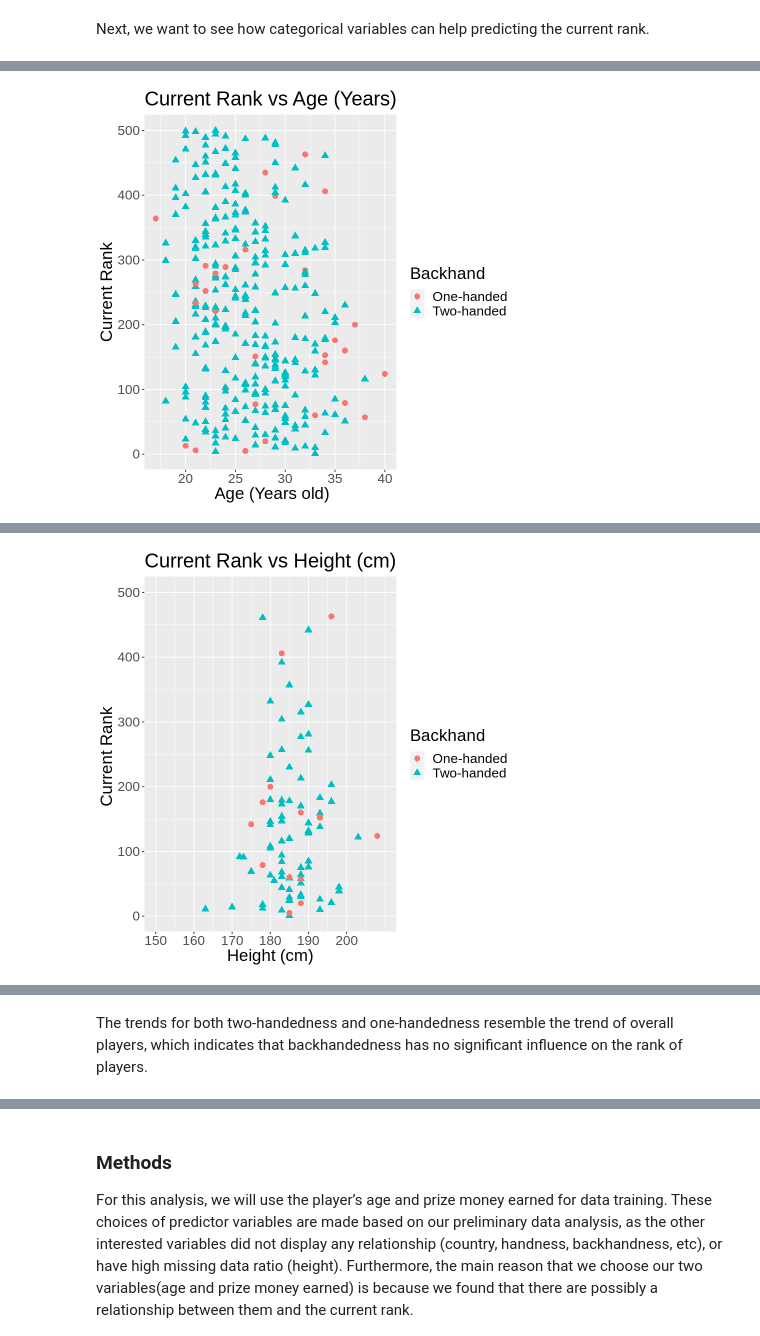
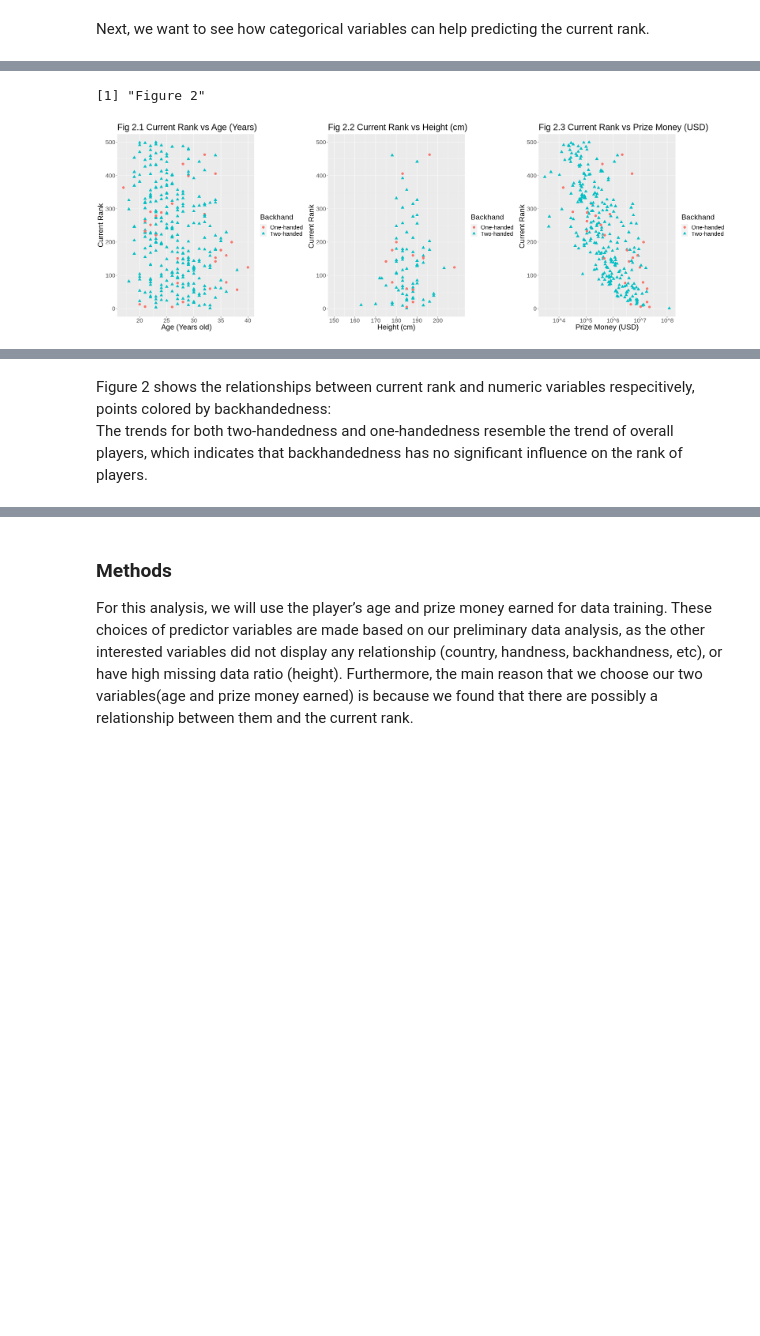
Before and after one commit to tarauboviccc/DSCI100_105_group_project, a Jupyter notebook: final_report.ipynb, the cells around one changed output, grey strips where cells are left out. Drawn from its saved outputs; the diff is of its cells as text; code cells hidden in the pictures; blank space fills up the shorter version.

```diff
--- a/final_report.ipynb
+++ b/final_report.ipynb
@@ -261,9 +259,9 @@ age_vs_rank_backhand <- tennis_train|>
                                                 shape = Backhand)) +
   geom_point(alpha = 1, size = 3) +
   labs(x = " Age (Years old)", y = "Current Rank") +
-  ggtitle("Current Rank vs Age (Years)") +
+  ggtitle("Fig 2.1 Current Rank vs Age (Years)") +
   theme(text = element_text(size = 20))
-age_vs_rank_backhand
+#age_vs_rank_backhand
 
 height_vs_rank_backhand <-tennis_train|>
                         filter(Backhand != "NA") |>
@@ -273,11 +271,11 @@ height_vs_rank_backhand <-tennis_train|>
                                            shape = Backhand)) +
   geom_point(alpha = 1, size = 3) +
   labs(x = "Height (cm)", y = "Current Rank ") +
-  ggtitle("Current Rank vs Height (cm)") +
+  ggtitle("Fig 2.2 Current Rank vs Height (cm)") +
   theme(text = element_text(size = 20)) +
   scale_x_continuous(limits = c(150, 210), breaks = seq(150, 200, by = 10))
 
-height_vs_rank_backhand
+#height_vs_rank_backhand
 
 
 
@@ -290,11 +288,14 @@ prize_vs_rank_backhand <- tennis_train|>
   geom_point(alpha = 1,
              size = 3,) +
   labs(x = "Prize Money (USD)", y = "Current Rank ") +
-  ggtitle("Current Rank vs Prize Money (USD)") +
+  ggtitle("Fig 2.3 Current Rank vs Prize Money (USD)") +
   scale_x_log10(labels = function(x) sprintf("10^%d", log10(x)), breaks = c(1e3, 1e4, 1e5, 1e6, 1e7, 1e8)) +
   theme(text = element_text(size = 20))
 
-prize_vs_rank_backhand
+#prize_vs_rank_backhand
+grid.arrange(age_vs_rank_backhand, height_vs_rank_backhand, prize_vs_rank_backhand, ncol = 3)
+
+paste("Figure 2")
 # %% [output]
 Warning message:
 “Removed 221 rows containing missing values (geom_point).”
@@ -301 +304,2 @@ Warning message:
+[1] "Figure 2"
-[figure, old version]
+[figure, new version]
@@ -304 +305,0 @@ Warning message:
-[figure, removed]
@@ -306,4 +306,6 @@ Warning message:
 # %% [markdown]
+Figure 2 shows the relationships between current rank and numeric variables respecitively, points colored by backhandedness:
+<br>
 The trends for both two-handedness and one-handedness resemble the trend of overall players, which indicates that backhandedness has no significant influence on the rank of players.
 # %%
 ## Create a new sub dataset focusing on the top 10 most popular country
```
Also changed, not shown: parts of 28 cells of this notebook.
